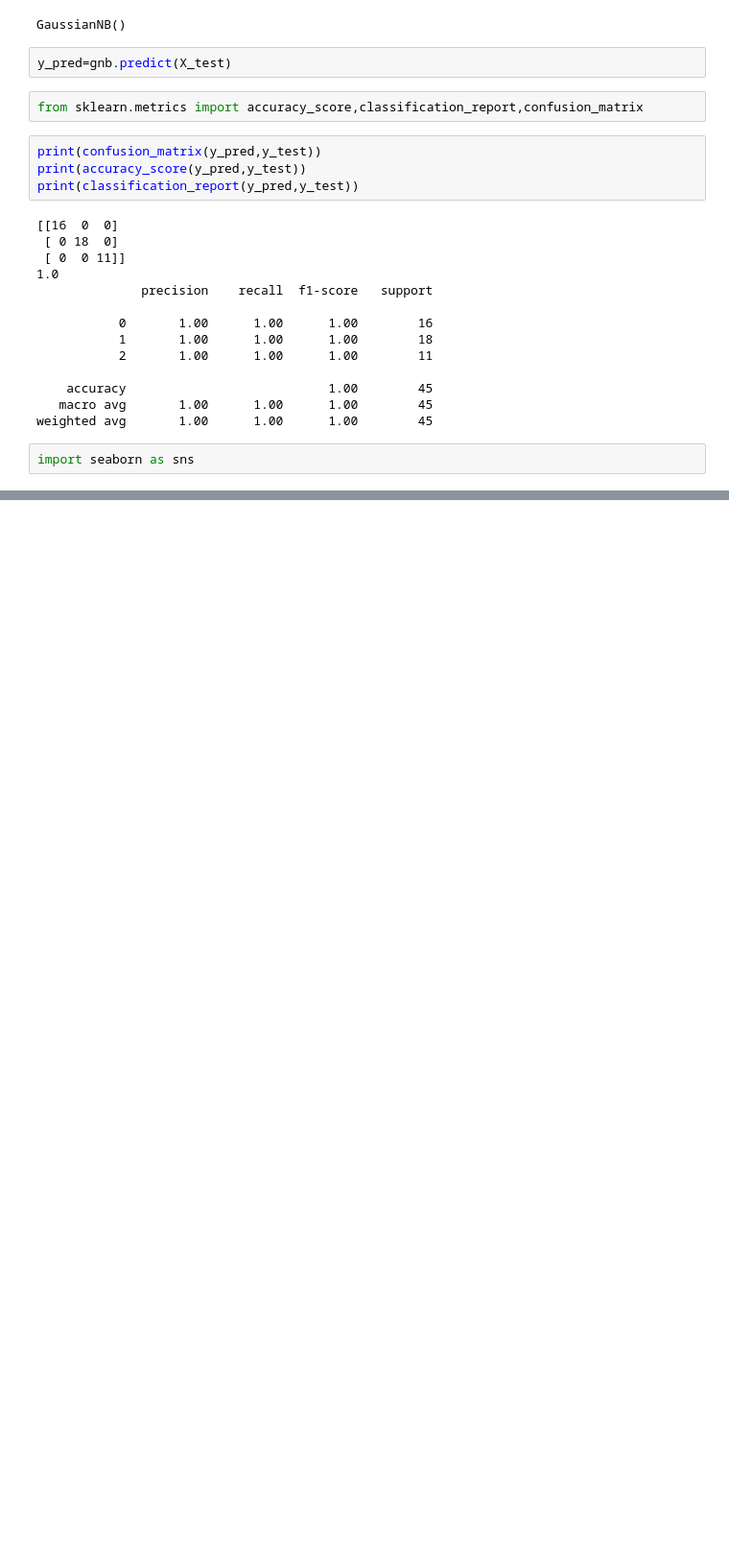
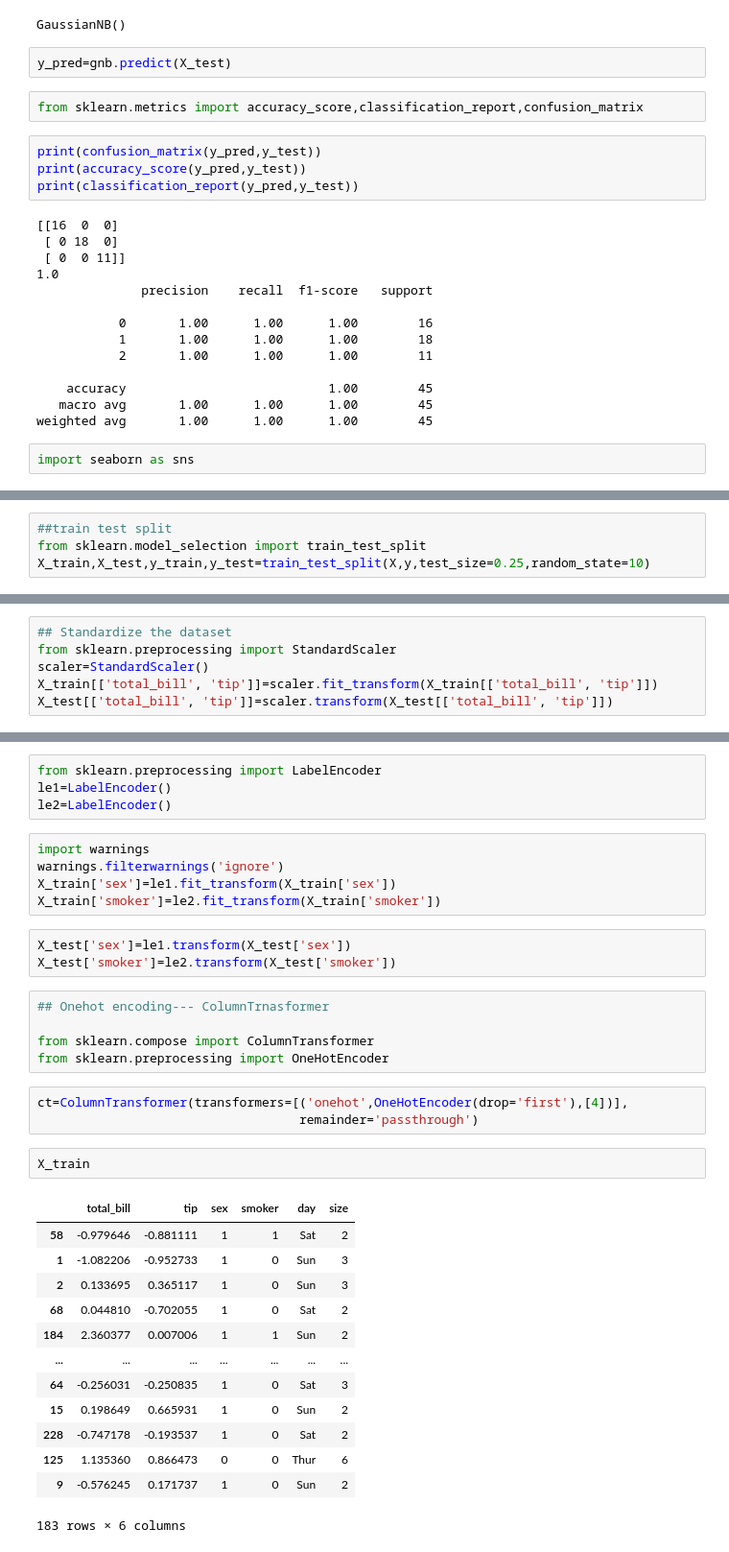
Before and after one commit to vp-31/Complete-Data-Science-With-Machine-Learning-And-NLP-2024, a Jupyter notebook: 8-NAive Baye's/Handwritten Notes/3.0-Naive Bayes Implementation.ipynb, the cells around one changed output, grey strips where cells are left out. Shown at 96% size. Cells and saved outputs as stored; diff of their text form; blank space fills up the shorter version.

```diff
--- a/8-NAive Baye's/Handwritten Notes/3.0-Naive Bayes Implementation.ipynb
+++ b/8-NAive Baye's/Handwritten Notes/3.0-Naive Bayes Implementation.ipynb
@@ -88,0 +109,4 @@ sns.load_dataset('tips')
+# %%
+##train test split
+from sklearn.model_selection import train_test_split
+X_train,X_test,y_train,y_test=train_test_split(X,y,test_size=0.25,random_state=10)
@@ -88,0 +119,6 @@ sns.load_dataset('tips')
+# %%
+## Standardize the dataset
+from sklearn.preprocessing import StandardScaler
+scaler=StandardScaler()
+X_train[['total_bill', 'tip']]=scaler.fit_transform(X_train[['total_bill', 'tip']])
+X_test[['total_bill', 'tip']]=scaler.transform(X_test[['total_bill', 'tip']])
@@ -88,0 +148,36 @@ sns.load_dataset('tips')
+# %%
+from sklearn.preprocessing import LabelEncoder
+le1=LabelEncoder()
+le2=LabelEncoder()
+# %%
+import warnings
+warnings.filterwarnings('ignore')
+X_train['sex']=le1.fit_transform(X_train['sex'])
+X_train['smoker']=le2.fit_transform(X_train['smoker'])
+# %%
+X_test['sex']=le1.transform(X_test['sex'])
+X_test['smoker']=le2.transform(X_test['smoker'])
+# %%
+## Onehot encoding--- ColumnTrnasformer
+
+from sklearn.compose import ColumnTransformer
+from sklearn.preprocessing import OneHotEncoder
+# %%
+ct=ColumnTransformer(transformers=[('onehot',OneHotEncoder(drop='first'),[4])],
+                                   remainder='passthrough')
+# %%
+X_train
+# %% [output]
+|  | total_bill | tip | sex | smoker | day | size |
+| 58 | -0.979646 | -0.881111 | 1 | 1 | Sat | 2 |
+| 1 | -1.082206 | -0.952733 | 1 | 0 | Sun | 3 |
+| 2 | 0.133695 | 0.365117 | 1 | 0 | Sun | 3 |
+| 68 | 0.044810 | -0.702055 | 1 | 0 | Sat | 2 |
+| 184 | 2.360377 | 0.007006 | 1 | 1 | Sun | 2 |
+| ... | ... | ... | ... | ... | ... | ... |
+| 64 | -0.256031 | -0.250835 | 1 | 0 | Sat | 3 |
+| 15 | 0.198649 | 0.665931 | 1 | 0 | Sun | 2 |
+| 228 | -0.747178 | -0.193537 | 1 | 0 | Sat | 2 |
+| 125 | 1.135360 | 0.866473 | 0 | 0 | Thur | 6 |
+| 9 | -0.576245 | 0.171737 | 1 | 0 | Sun | 2 |
+183 rows × 6 columns
```
Also changed, not shown: parts of 18 cells of this notebook.
